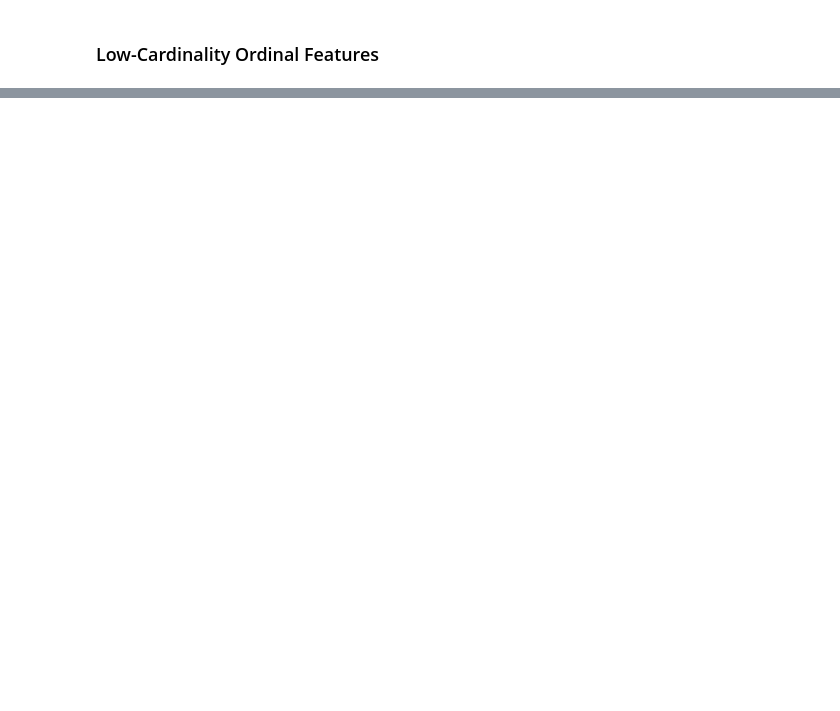
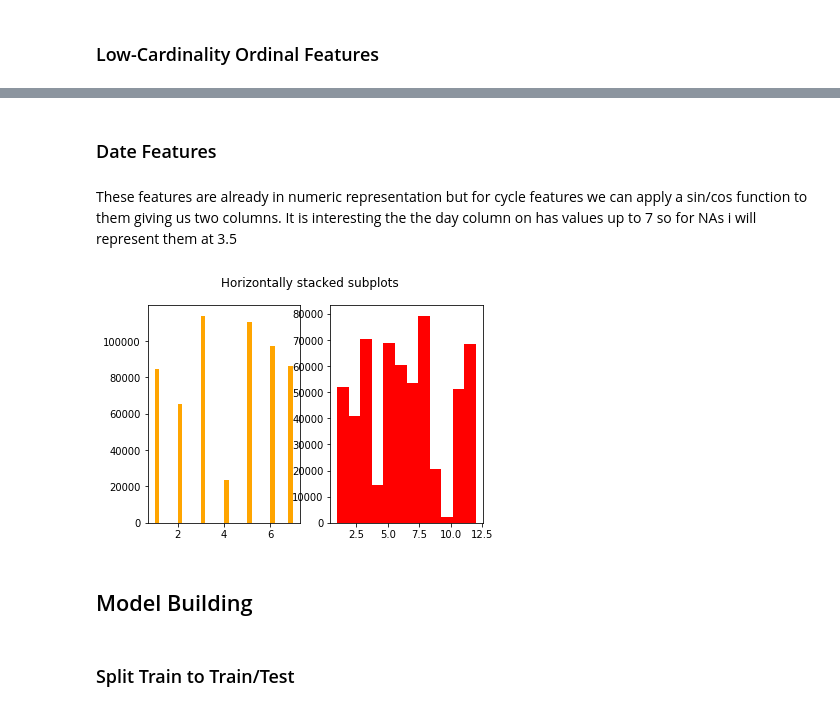
Before and after one commit to Cole-Larrabee/kaggle-categoricalfeature2, a Jupyter notebook: category_feature_encoding_challenge_ii.ipynb, the cells around one changed output, grey strips where cells are left out. Drawn from its saved outputs; the diff is of its cells as text; code cells hidden in the pictures; blank space fills up the shorter version.

```diff
--- a/category_feature_encoding_challenge_ii.ipynb
+++ b/category_feature_encoding_challenge_ii.ipynb
@@ -150,0 +175,5 @@ train['ord_0'] = train['ord_0'].fillna(0.0)
+# %%
+train['ord_4'] = train['ord_4'].fillna('M')
+train['ord_4'] = train['ord_4'].map(lambda x:ord(x))
+test['ord_4'] = test['ord_4'].fillna('M')
+test['ord_4'] = test['ord_4'].map(lambda x:ord(x))
@@ -150,0 +182,27 @@ train['ord_0'] = train['ord_0'].fillna(0.0)
+# %%
+train['ord_5'] = train['ord_5'].fillna('ZZ')
+test['ord_5'] = test['ord_5'].fillna('ZZ')
+# %%
+train['ord_5_left'] = train['ord_5'].map(lambda x:x[0])
+train['ord_5_right'] = train['ord_5'].map(lambda x:x[1])
+train = train.drop(['ord_5'], axis = 1)
+test['ord_5_left'] = test['ord_5'].map(lambda x:x[0])
+test['ord_5_right'] = test['ord_5'].map(lambda x:x[1])
+test = test.drop(['ord_5'], axis = 1)
+# %%
+train['ord_5_left'] = train['ord_5_left'].map(lambda x:ord(x))
+train['ord_5_right'] = train['ord_5_right'].map(lambda x:ord(x))
+test['ord_5_left'] = test['ord_5_left'].map(lambda x:ord(x))
+test['ord_5_right'] = test['ord_5_right'].map(lambda x:ord(x))
+# %% [markdown]
+### Date Features
+# %% [markdown]
+These features are already in numeric representation but for cycle features we can apply a sin/cos function to them giving us two columns. It is interesting the the day column on has values up to 7 so for NAs i will represent them at 3.5
+# %%
+fig, (ax1, ax2) = plt.subplots(1, 2, gridspec_kw={'width_ratios': [3, 3]})
+fig.suptitle('Horizontally stacked subplots')
+ax1.hist(train['day'], bins = 30,color = 'orange')
+ax2.hist(train['month'], bins = 12,color = 'red')
+plt.show()
+# %% [output]
+[figure, added]
@@ -150,0 +223,4 @@ train['ord_0'] = train['ord_0'].fillna(0.0)
+# %% [markdown]
+## Model Building
+# %% [markdown]
+### Split Train to Train/Test
```
Also changed, not shown: parts of 27 cells of this notebook, 1 other file.
